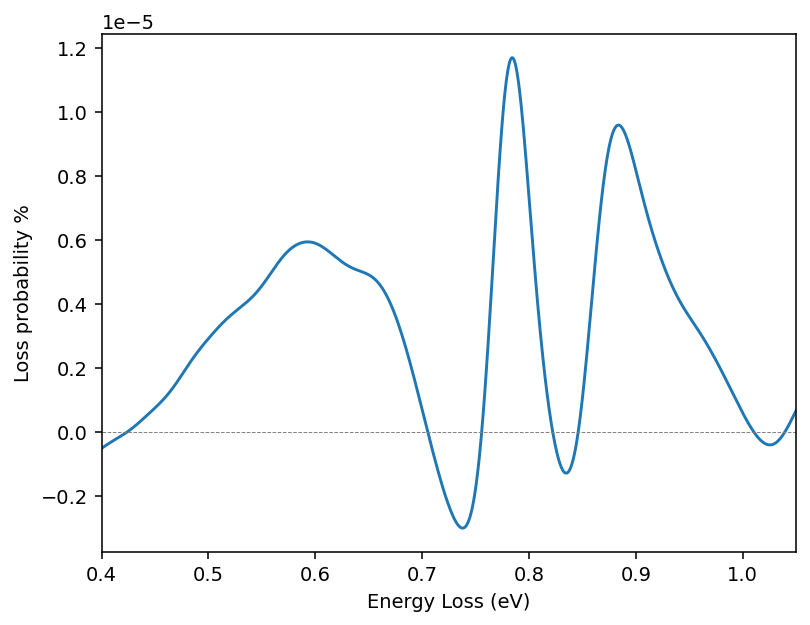
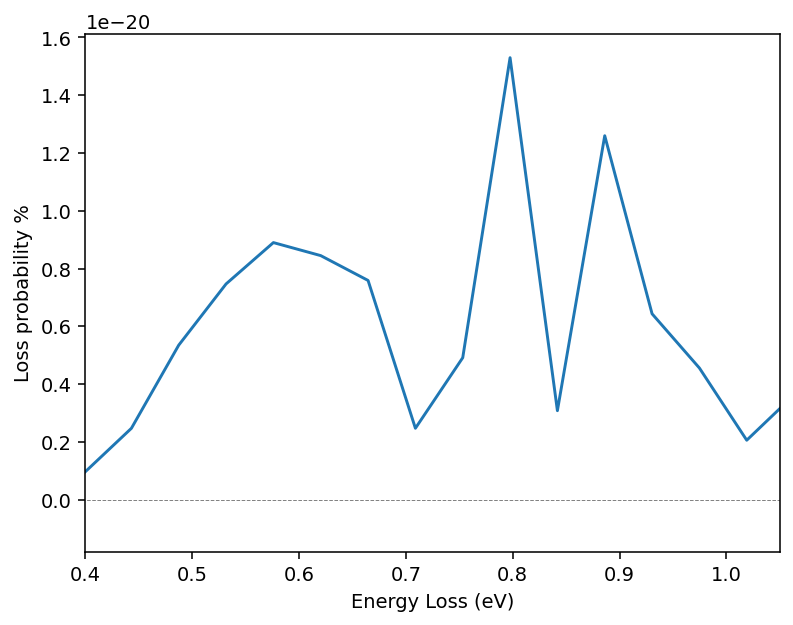
Unified diff of the notebook cell whose output changed from the first chart to the second:
--- before
+++ after
@@ -1,4 +1,4 @@
 plt.figure(dpi=140)
-plt.plot(freqs_ext[3500:]*h_bar/q_e, Gamma_c[3500:])
+plt.plot(freqs_ext[:]*h_bar/q_e, Gamma_c[:]*1000)
 plt.hlines(y=0,xmin=0,xmax=2, ls='--', lw=0.5, color='grey')
 plt.xlabel('Energy Loss (eV)')

Commit: Made slight changes to slab geometry